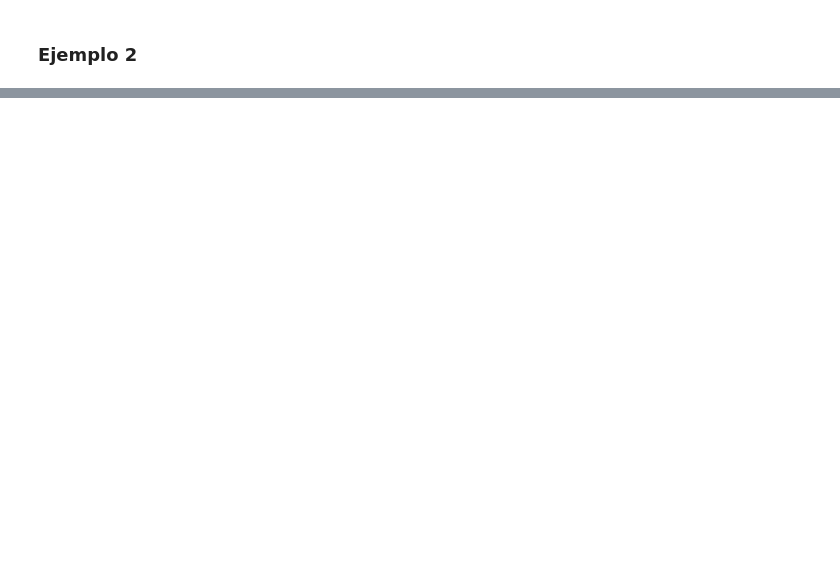
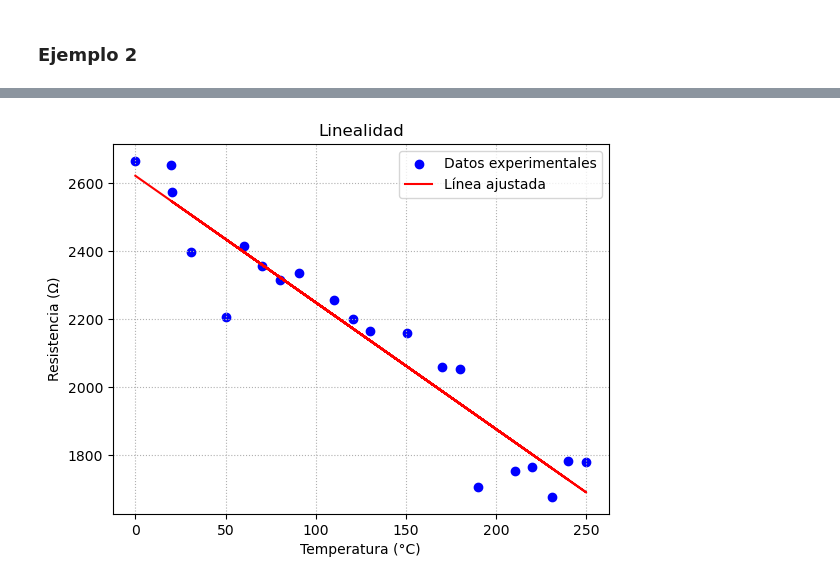
Before and after one commit to hectorfro/LabFisicaWork, a Jupyter notebook: GuiaLabora/Notebook/Cap05.ipynb, the cells around one changed output, grey strips where cells are left out. Cells and saved outputs as stored; diff of their text form; code cells hidden in the pictures; blank space fills up the shorter version.

```diff
--- a/GuiaLabora/Notebook/Cap05.ipynb
+++ b/GuiaLabora/Notebook/Cap05.ipynb
@@ -109,15 +151,18 @@ print(f'b = {b:.4f} \u00B1 {Delta_b:.4f}')
 # %%
 # Generamos valores de y usando los coeficientes obtenidos
 y_pred = m * xn + b
 # Graficamos los datos originales y la línea ajustada
 plt.scatter(xn, yn, color='blue', label='Datos experimentales')
 plt.plot(xn, y_pred, color='red', label='Línea ajustada')
 plt.grid(linestyle='dotted')
 plt.legend(loc='best')
+plt.title('Linealidad')
 plt.xlabel('Temperatura (°C)')
 plt.ylabel('Resistencia (Ω)')
 plt.legend()
 plt.show()
+# %% [output]
+[figure, added]
 # %%
 y_pred = m * xn + b
 y_pred
```
Also changed, not shown: parts of 62 cells of this notebook, 16 other files.
